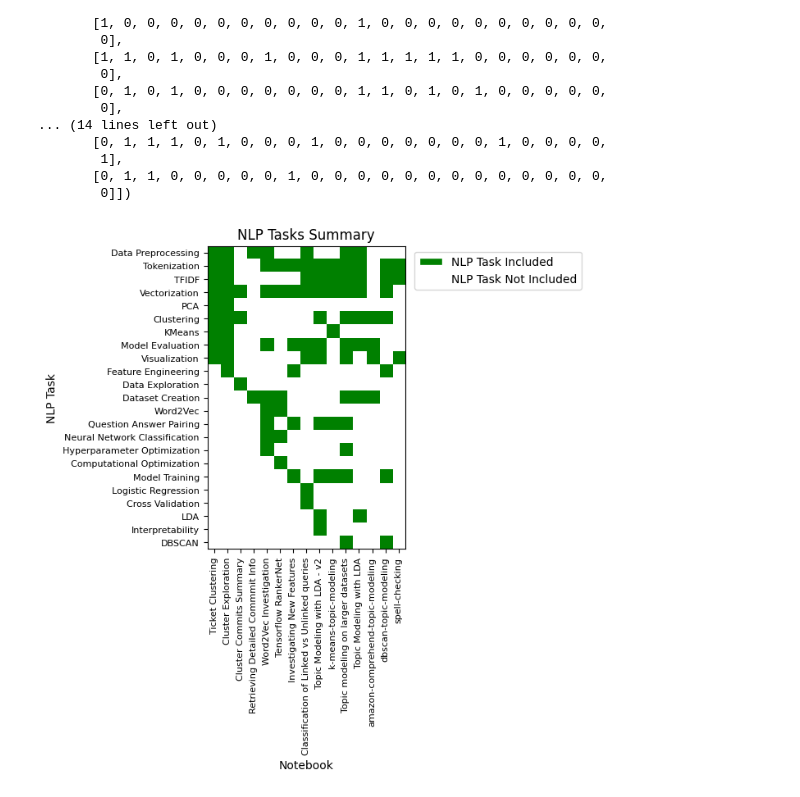
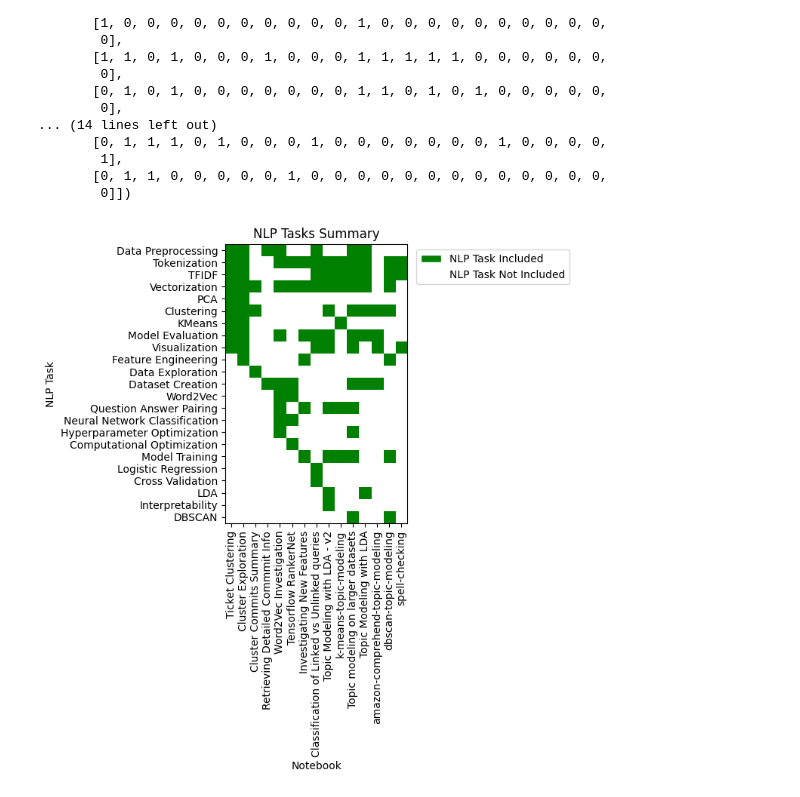
Before and after one commit to mdrews93/nlp-notebook-portfolio, a Jupyter notebook: portfolio-inspector.ipynb, the cells around one changed output. Cells and saved outputs as stored; diff of their text form; code cells hidden in the pictures.

Commit message:
Fixed hyperlinks, increased tasks_plot fontsize

```diff
--- a/portfolio-inspector.ipynb
+++ b/portfolio-inspector.ipynb
@@ -605,27 +605,27 @@ array([[1, 1, 1, 1, 1, 1, 1, 1, 1, 0, 0, 0, 0, 0, 0, 0, 0, 0, 0, 0, 0, 0,
 # %%
 from matplotlib.colors import LinearSegmentedColormap
 from matplotlib.patches import Patch
 
 tasks_plot, ax = plt.subplots(1,1)
 
 colors = ['white', 'green']
 legend_elements = [Patch(facecolor=color, edgecolor='w') for color in colors]
 
 ax.set_title("NLP Tasks Summary")
 tasks_plot = ax.imshow(np.swapaxes(task_counts, 0, 1), cmap=LinearSegmentedColormap.from_list('', colors))
 
 ax.set_ylabel("NLP Task")
 ax.set_yticks(range(len(vectorizer.vocabulary.keys())))
-ax.set_yticklabels(vectorizer.vocabulary.keys(), fontsize=8)
+ax.set_yticklabels(vectorizer.vocabulary.keys(), fontsize=10)
 
 ax.set_xlabel("Notebook")
 ax.set_xticks(range(len(title2idx.keys())))
-ax.set_xticklabels(title2idx.keys(), rotation='vertical', fontsize=8)
+ax.set_xticklabels(title2idx.keys(), rotation='vertical', fontsize=10)
 
 ax.legend(handles=legend_elements[::-1],
           labels=["NLP Task Included", "NLP Task Not Included"],
           loc="upper left", bbox_to_anchor=[1.02, 1])
 
 plt.savefig('img/tasks_plot.png', bbox_inches="tight")
 # %% [output]
-[figure, old version]
+[figure, new version]
```
Also changed, not shown: parts of 1 cell of this notebook, 2 other files.
